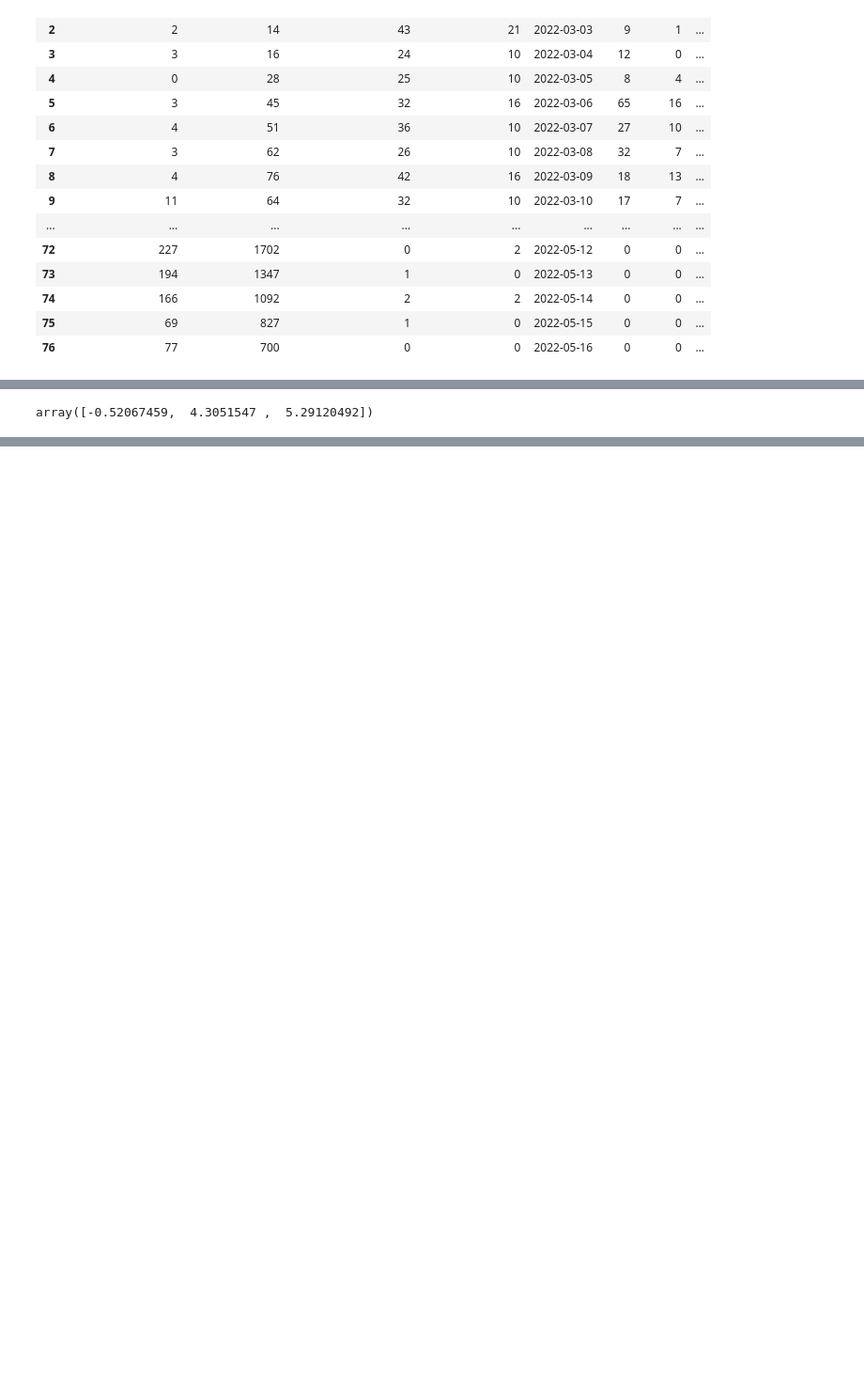
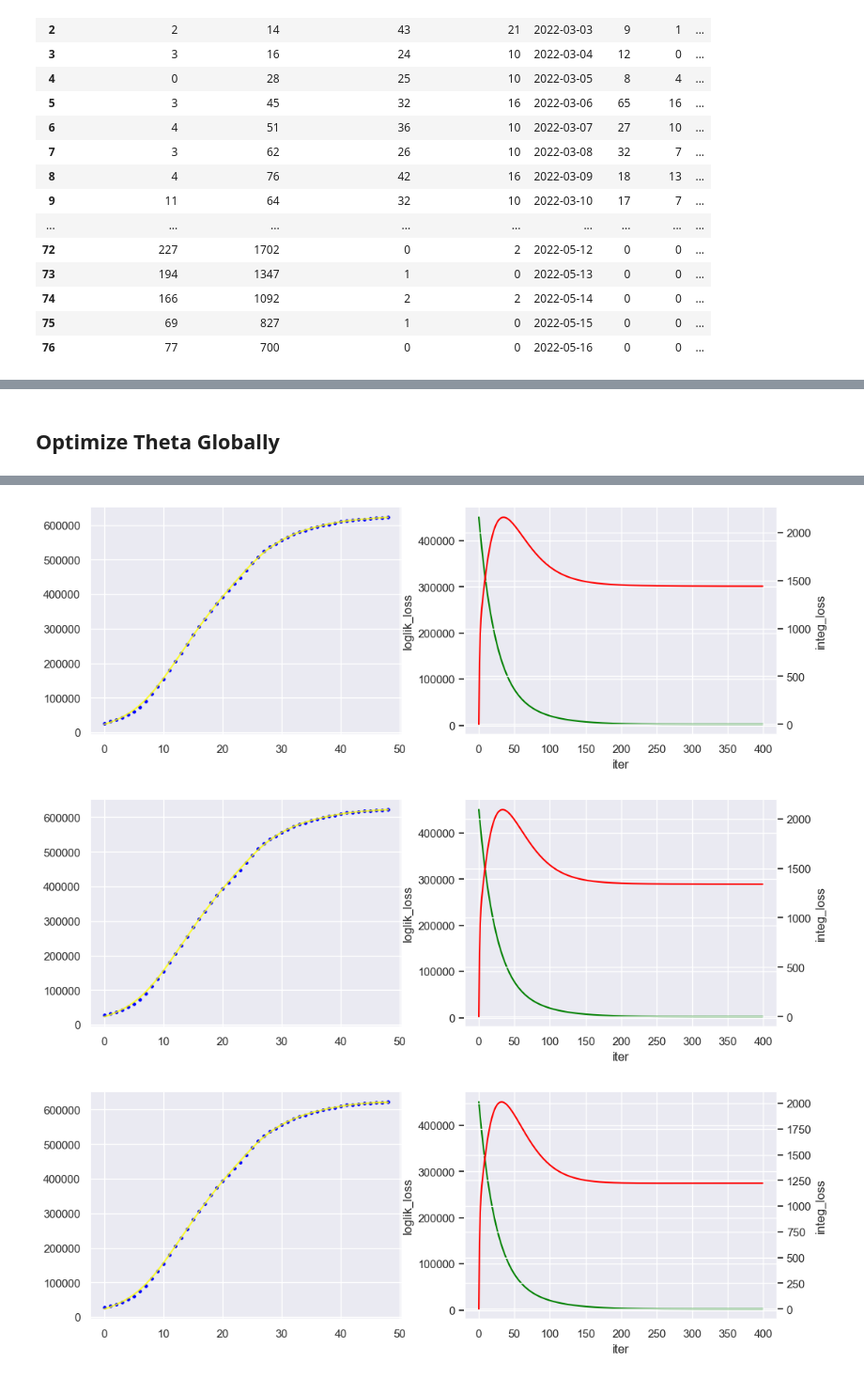
Before and after one commit to ChenZhouUC/Covid19_Modeling, a Jupyter notebook: scripts/covid19.ipynb, the cells around one changed output, grey strips where cells are left out. Shown: that part at 94% size. Cells and saved outputs as stored; diff of their text form; code cells hidden in the pictures; blank space fills up the shorter version.

```diff
--- a/scripts/covid19.ipynb
+++ b/scripts/covid19.ipynb
@@ -175,6 +277,0 @@ partial_resid_theta = np.dot(np.dot(bS.T, np.linalg.inv(coef_mat)), np.array([k_
-# %%
-theta_grad = np.dot(np.dot(np.linalg.inv(np.dot(partial_resid_theta.T, partial_resid_theta)), partial_resid_theta.T),  ser - np.dot(bS.T, init_coeff))
-# %%
-theta_grad
-# %% [output]
-array([-0.52067459,  4.3051547 ,  5.29120492])
@@ -182,0 +278,2 @@ sns.lineplot(x=range())
+# %% [markdown]
+## Optimize Theta Globally
@@ -182,0 +340,17 @@ sns.lineplot(x=range())
+# %%
+kappa_init, mu_init, tau_init = 0.59, 1.0, 1.81
+# %%
+theta_opt, losses, fitted_opt = model_theta_global_opt(
+    ser,
+    kappa_init=kappa_init,
+    mu_init=mu_init,
+    tau_init=tau_init,
+    bs_interp_prop=0.5,
+    interg_interp_prop=500.0,
+    labd=5.0,
+    bs_lr_schedule=(int(4e2), 0.02, 0.999),
+    theta_lr_schedule=(int(2e2), 0.1, 0.99),
+    early_stop_ratio=1.2,
+    show_process="both",
+)
+# %% [output]
@@ -182,0 +363,3 @@ sns.lineplot(x=range())
+[figure, added]
+[figure, added]
+[figure, added]
```
Also changed, not shown: parts of 19 cells of this notebook.
